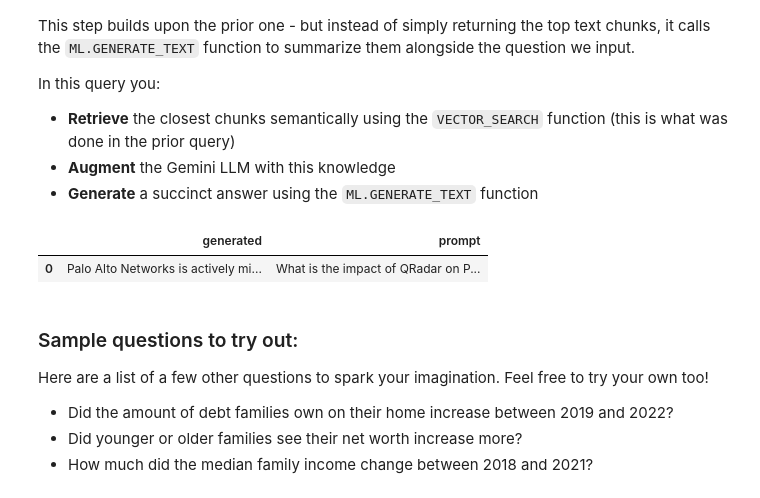
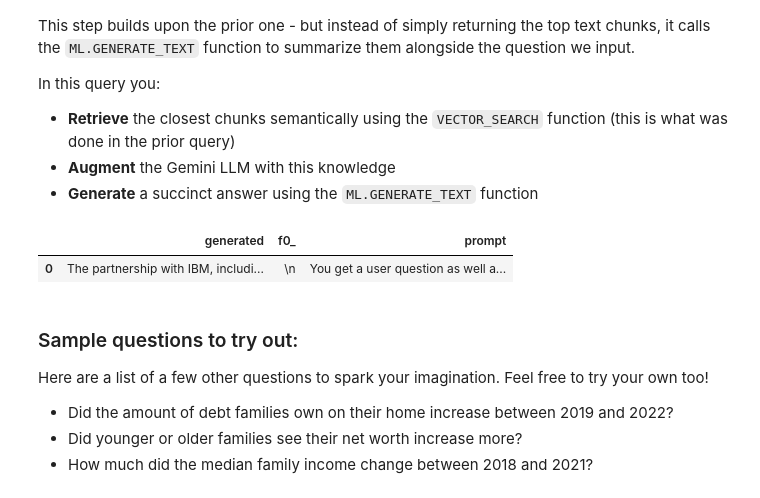
Before and after one commit to bhsivara-cisco/streamlit-example, a Jupyter notebook: gemini/use-cases/retrieval-augmented-generation/rag_with_bigquery.ipynb, the cells around one changed output. Cells and saved outputs as stored; diff of their text form; code cells hidden in the pictures.

```diff
--- a/gemini/use-cases/retrieval-augmented-generation/rag_with_bigquery.ipynb
+++ b/gemini/use-cases/retrieval-augmented-generation/rag_with_bigquery.ipynb
@@ -474,38 +474,41 @@ In this query you:
 # %%
 %%bigquery --project $PROJECT_ID
 
 SELECT
-  ml_generate_text_llm_result AS generated,
+  ml_generate_text_llm_result AS generated,'\n',
   prompt -- Commented out, but please feel free to uncomment if you would like to see the full context passed to the Gemini model
 FROM
   ML.GENERATE_TEXT( MODEL `docai_demo.gemini_flash`,
     (
-    SELECT CONCAT("What is the impact of QRadar on Palo Alto Network's performance? Be concise and use the following context:",
-    STRING_AGG(FORMAT("context: %s and reference: %s", base.content, base.uri), ',\n')) AS prompt,
+    SELECT CONCAT(   'You get a user question as well as some context to answer this question. Please provide an answer from the provided context. ',
+      'Be concise and only use the data from the context to answer. If you dont know the answer, answer with "I dont know"', ',\n',
+    STRING_AGG(FORMAT("context: %s and reference: %s", base.content, base.uri), ',\n'),
+      FORMAT("User question: %s", max(query.query))
+    ) AS prompt,
     FROM
       VECTOR_SEARCH( TABLE
         `docai_demo.embeddings`,
         'ml_generate_embedding_result',
         (
         SELECT
           ml_generate_embedding_result,
           content AS query
         FROM
           ML.GENERATE_EMBEDDING( MODEL `docai_demo.embedding_model`,
             (
             SELECT
               "What is the impact of QRadar on Palo Alto's performance?" AS content
             )
           )
         ),
-        top_k => 5,
-        OPTIONS => '{"fraction_lists_to_search": 0.005}')
+        top_k => 10,
+        OPTIONS => '{"fraction_lists_to_search": 0.01}')
       ),
       STRUCT(512 AS max_output_tokens, TRUE AS flatten_json_output)
   );
 # %% [output]
-|  | generated | prompt |
-| 0 | Palo Alto Networks is actively mi... | What is the impact of QRadar on P... |
+|  | generated | f0_ | prompt |
+| 0 | The partnership with IBM, includi... | \n | You get a user question as well a... |
 # %% [markdown]
 ### Sample questions to try out:
 
```
